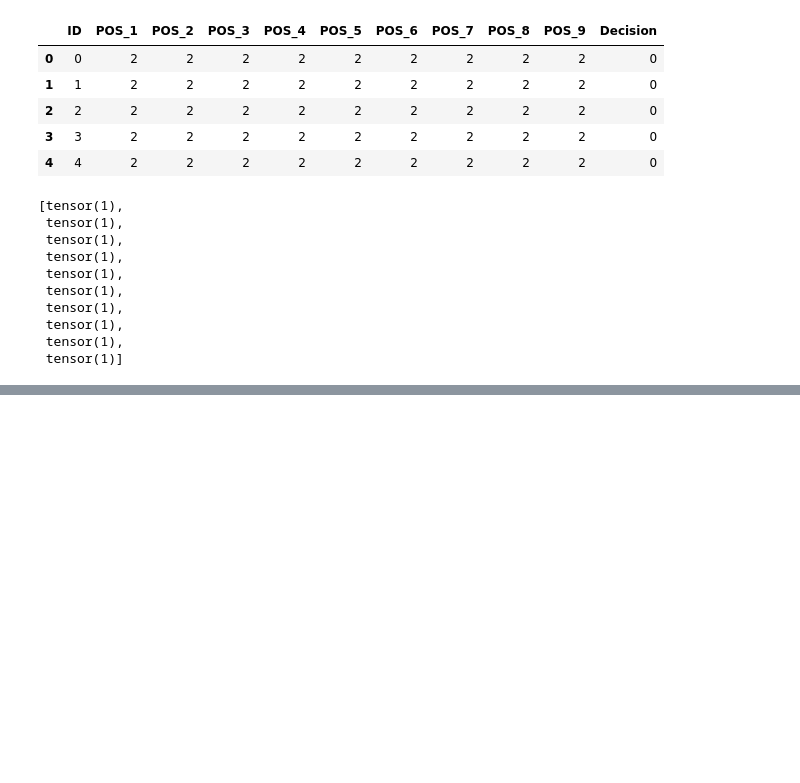
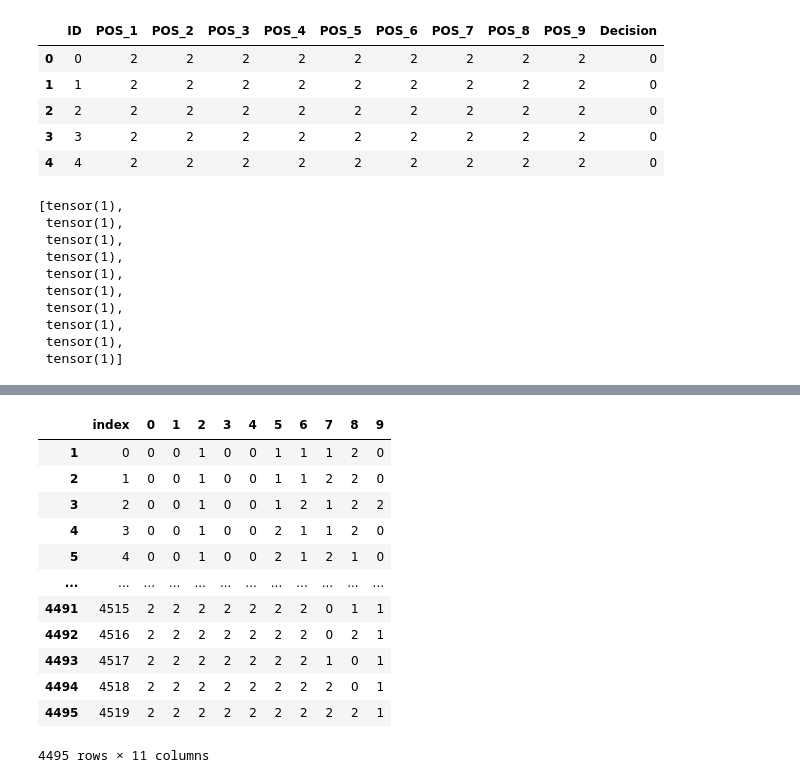
Before and after one commit to AaSiKu/ICG-Projects---SWORTex, a Jupyter notebook: Work.ipynb, the cells around one changed output, grey strips where cells are left out. Cells and saved outputs as stored; diff of their text form; code cells hidden in the pictures; blank space fills up the shorter version.

```diff
--- a/Work.ipynb
+++ b/Work.ipynb
@@ -750,0 +824,12 @@ predictions[:10]
+# %%
+values = dict()
+for j in range(len(imagelist_test)):
+    pos_value = []
+    for x in range(9):
+        if np.array_equal(blank_image,cv2.cvtColor(imagelist_test[j][x][1:27,1:27], cv2.COLOR_BGR2GRAY)):
+            pos_value.append(2)
+        else:
+            y = model(transform(imagelist_test[j][x]).unsqueeze(0))
+            pos_value.append(int(y.argmax(1)))
+    values[items[j]] = pos_value
+    print(f"Done for {items[j]}.png|{j+1} items done!!")
@@ -750,0 +914,20 @@ predictions[:10]
+# %%
+df = pd.DataFrame(values).T
+df.reset_index(inplace=True)
+df.index = np.arange(1,len(values)+1)
+# %%
+df
+# %% [output]
+|  | index | 0 | 1 | 2 | 3 | 4 | 5 | 6 | 7 | 8 | 9 |
+| 1 | 0 | 0 | 0 | 1 | 0 | 0 | 1 | 1 | 1 | 2 | 0 |
+| 2 | 1 | 0 | 0 | 1 | 0 | 0 | 1 | 1 | 2 | 2 | 0 |
+| 3 | 2 | 0 | 0 | 1 | 0 | 0 | 1 | 2 | 1 | 2 | 2 |
+| 4 | 3 | 0 | 0 | 1 | 0 | 0 | 2 | 1 | 1 | 2 | 0 |
+| 5 | 4 | 0 | 0 | 1 | 0 | 0 | 2 | 1 | 2 | 1 | 0 |
+| ... | ... | ... | ... | ... | ... | ... | ... | ... | ... | ... | ... |
+| 4491 | 4515 | 2 | 2 | 2 | 2 | 2 | 2 | 2 | 0 | 1 | 1 |
+| 4492 | 4516 | 2 | 2 | 2 | 2 | 2 | 2 | 2 | 0 | 2 | 1 |
+| 4493 | 4517 | 2 | 2 | 2 | 2 | 2 | 2 | 2 | 1 | 0 | 1 |
+| 4494 | 4518 | 2 | 2 | 2 | 2 | 2 | 2 | 2 | 2 | 0 | 1 |
+| 4495 | 4519 | 2 | 2 | 2 | 2 | 2 | 2 | 2 | 2 | 2 | 1 |
+4495 rows × 11 columns
```
Also changed, not shown: parts of 26 cells of this notebook, 1 other file.
